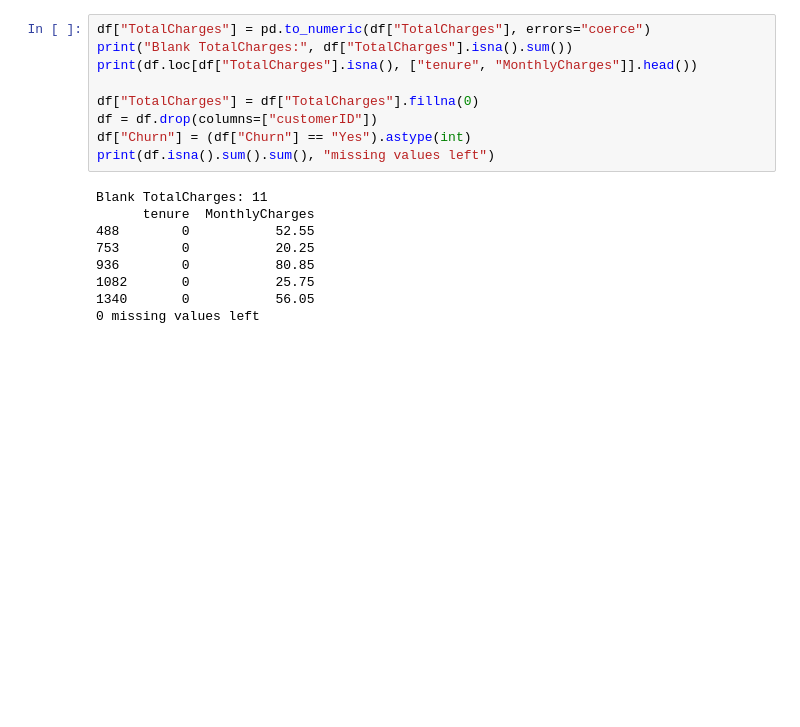
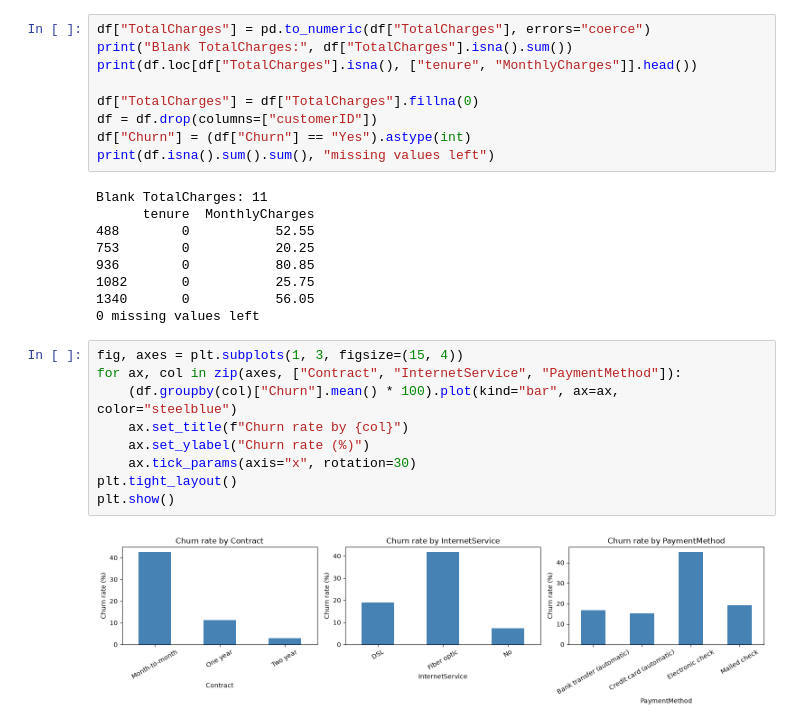
Before and after one commit to Bhaskar-Mehta/AI-ML-Internship, a Jupyter notebook: Week12_Capstone_CustomerChurnPrediction/capstone.ipynb, the cells around one changed output. Cells and saved outputs as stored; diff of their text form; blank space fills up the shorter version.

```diff
--- a/Week12_Capstone_CustomerChurnPrediction/capstone.ipynb
+++ b/Week12_Capstone_CustomerChurnPrediction/capstone.ipynb
@@ -69,3 +69,14 @@ Blank TotalCharges: 11
 1082       0           25.75
 1340       0           56.05
 0 missing values left
+# %%
+fig, axes = plt.subplots(1, 3, figsize=(15, 4))
+for ax, col in zip(axes, ["Contract", "InternetService", "PaymentMethod"]):
+    (df.groupby(col)["Churn"].mean() * 100).plot(kind="bar", ax=ax, color="steelblue")
+    ax.set_title(f"Churn rate by {col}")
+    ax.set_ylabel("Churn rate (%)")
+    ax.tick_params(axis="x", rotation=30)
+plt.tight_layout()
+plt.show()
+# %% [output]
+[figure, added]
```
